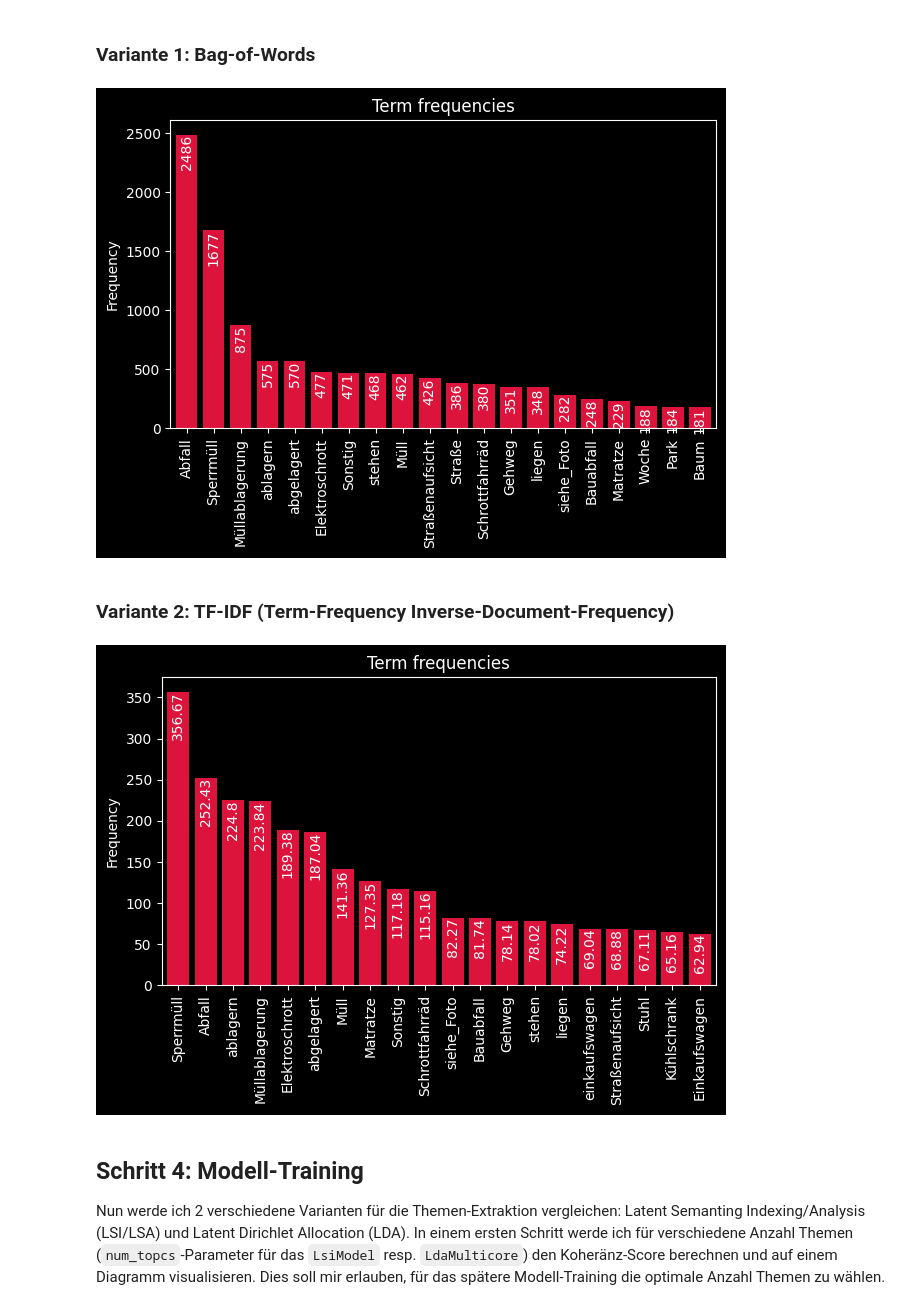
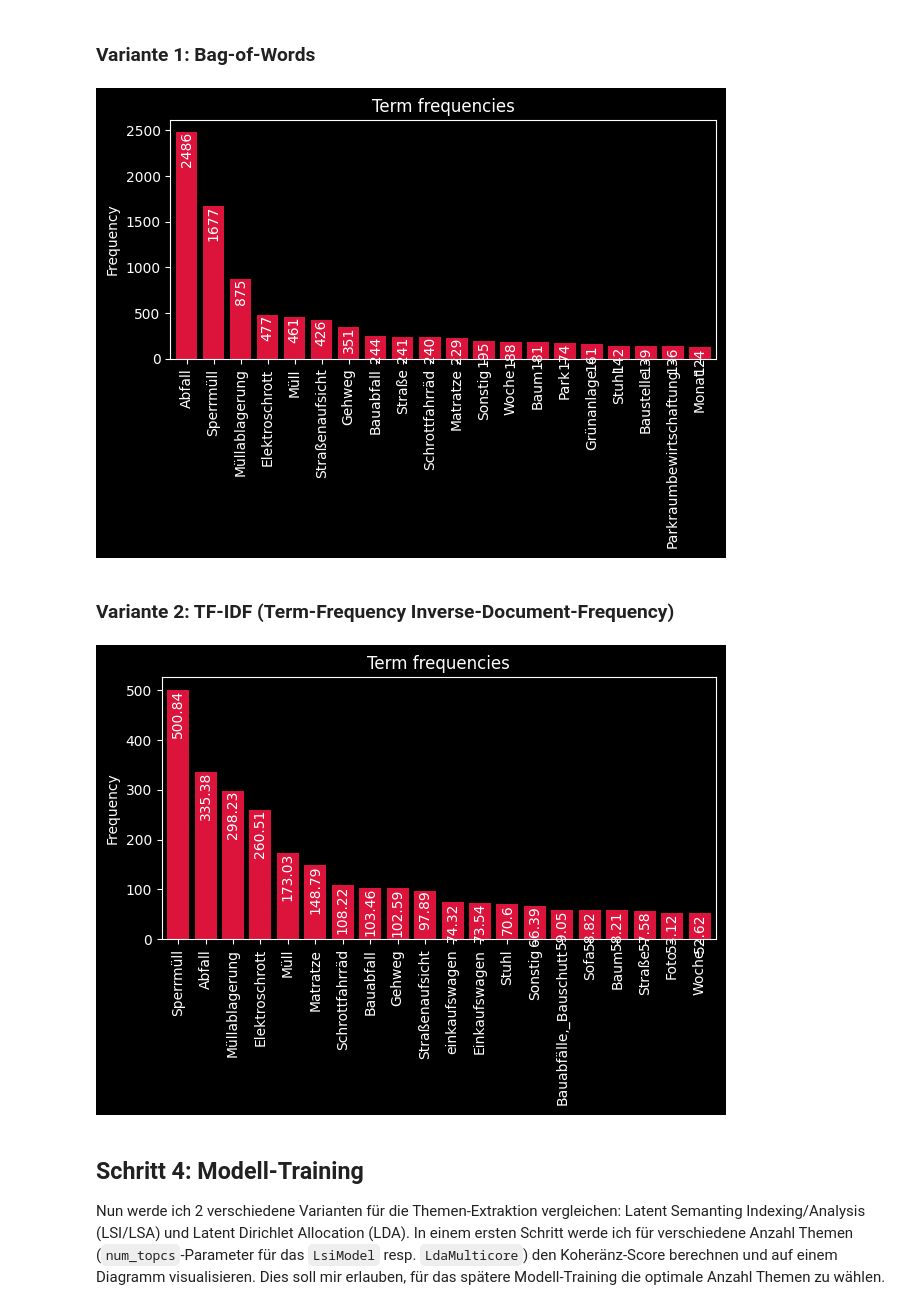
Before and after one commit to schaermu/DLBDSEDE02-Notebook, a Jupyter notebook: src/aufgabe1.ipynb, the cells around one changed output. Cells and saved outputs as stored; diff of their text form; code cells hidden in the pictures.

```diff
--- a/src/aufgabe1.ipynb
+++ b/src/aufgabe1.ipynb
@@ -90,0 +94,6 @@ dataset.head(10)
+# %%
+import matplotlib.pyplot as plt
+import numpy as np
+
+dataset["length"] = dataset.sachverhalt.astype(str).apply(len)
+dataset.hist(column="length", bins=100, range=(1, 200))
@@ -136,7 +160,7 @@ def get_cleaned_data(df: pd.DataFrame, nlp: spacy.language.Language, use_bigrams
 def run_text_pipeline(df: pd.DataFrame, nlp: spacy.language.Language, use_bigrams=True, prepend_betreff=False):
     tidy_df = get_cleaned_data(df, nlp, use_bigrams=use_bigrams, prepend_betreff=prepend_betreff)
 
-    return (
+    return pd.DataFrame(
         tidy_df.loc[
             # remove short tokens
             tidy_df.lemma.apply(lambda x: len(x) > 2)
@@ -145,8 +169,8 @@ def run_text_pipeline(df: pd.DataFrame, nlp: spacy.language.Language, use_bigram
             & ~tidy_df.is_punct
             & ~tidy_df.is_digit
             # filter numerics
-            & tidy_df.pos.apply(lambda x: x != "NUM")
-            # & tidy_df.pos.apply(lambda x: x == "NOUN")
+            # & tidy_df.pos.apply(lambda x: x != "NUM")
+            & tidy_df.pos.apply(lambda x: x == "NOUN")
         ]
         .groupby(["msg_id"])
         .agg(lambda x: x.values.tolist())
@@ -178,5 +202,7 @@ for sw in ["None", "wöchentliche_Regelmeldung", "Wöchentliche_Regelmeldung", "
 training_set = run_text_pipeline(train_data, nlp, prepend_betreff=True)
 test_set = run_text_pipeline(test_data, nlp, prepend_betreff=True)
 
-training_set.head(20)
+training_set["count"] = training_set['lemma'].apply(len)
+test_set["count"] = test_set['lemma'].apply(len)
+training_set.hist(column="count", bins=50, range=(1, 50))
 # %% [output]
@@ -205,30 +227,30 @@ In diesem Abschnitt vergleiche ich die zwei Textvektorisierungs-Methoden Bag-of-
 # %%
 from helpers import get_word_freq, plot_word_freq
 from gensim import corpora
 
 # create bag-of-words corpus
 bow_dict = corpora.Dictionary()
-bow_corpus = [bow_dict.doc2bow(doc, allow_update=True) for doc in training_set.values]
+bow_corpus = [bow_dict.doc2bow(doc, allow_update=True) for doc in training_set.lemma]
 
 word_freq_bow = get_word_freq(bow_corpus, bow_dict)
 plot_word_freq(word_freq_bow, 20)
 # %% [output]
-[figure, old version]
+[figure, new version]
 # %% [markdown]
 ### Variante 2: TF-IDF (Term-Frequency Inverse-Document-Frequency)
 # %%
 from gensim.models import TfidfModel
 
 # create tf-idf model
-tfidf_dict = corpora.Dictionary(training_set.values)
+tfidf_dict = corpora.Dictionary(training_set.lemma)
 tfidf = TfidfModel(dictionary=tfidf_dict, smartirs='ntc')
-tfidf_corpus = [tfidf[tfidf_dict.doc2bow(doc)] for doc in training_set.values]
+tfidf_corpus = [tfidf[tfidf_dict.doc2bow(doc)] for doc in training_set.lemma]
 
 # get overall tf-idf scores
 word_freq_tfidf = get_word_freq(tfidf_corpus, tfidf_dict)
 plot_word_freq(word_freq_tfidf, 20)
 # %% [output]
-[figure, old version]
+[figure, new version]
 # %% [markdown]
 ## Schritt 4: Modell-Training
 Nun werde ich 2 verschiedene Varianten für die Themen-Extraktion vergleichen: Latent Semanting Indexing/Analysis (LSI/LSA) und Latent Dirichlet Allocation (LDA). In einem ersten Schritt werde ich für verschiedene Anzahl Themen (`num_topcs`-Parameter für das `LsiModel` resp. `LdaMulticore`) den Koheränz-Score berechnen und auf einem Diagramm visualisieren. Dies soll mir erlauben, für das spätere Modell-Training die optimale Anzahl Themen zu wählen.
```
Also changed, not shown: parts of 15 cells of this notebook, 1 other file.
